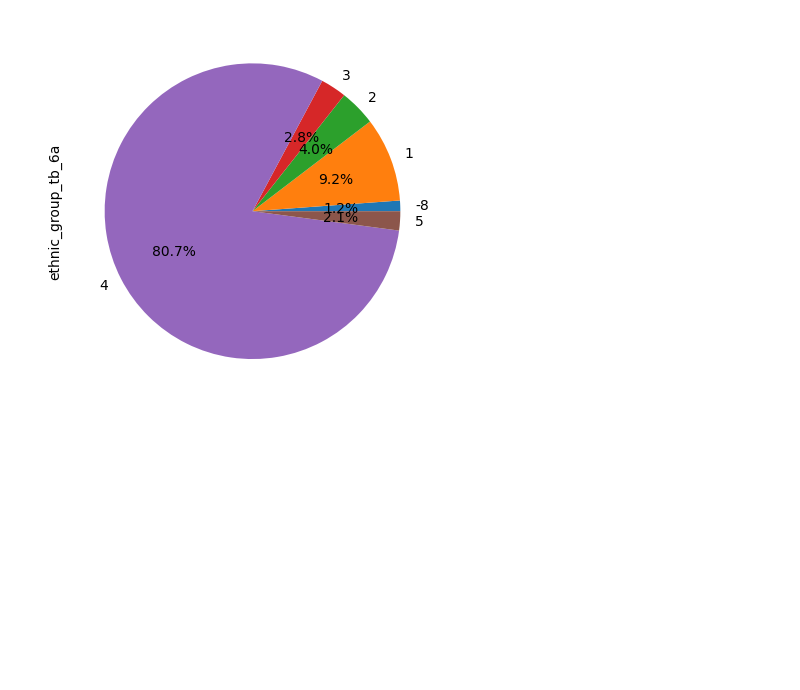
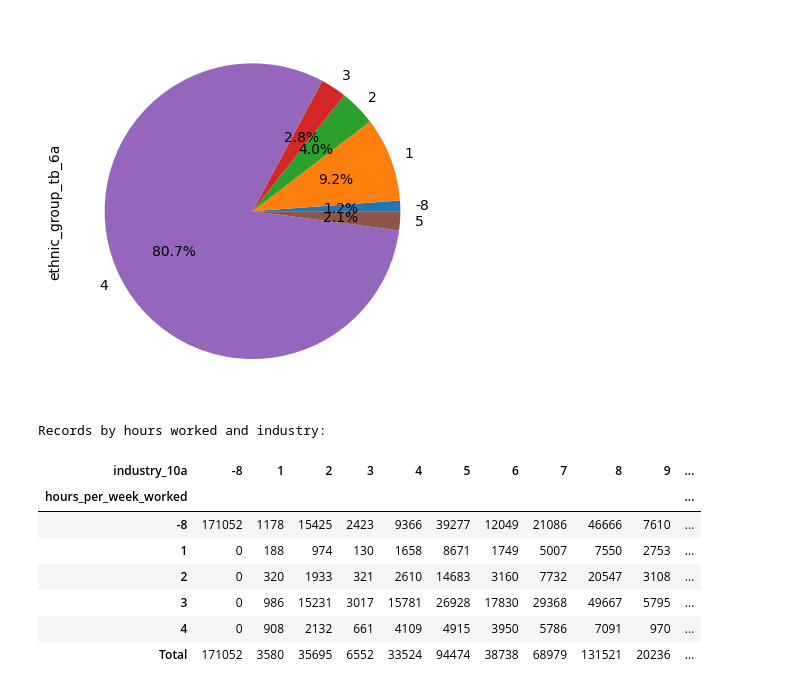
Before and after one commit to het106/Python-p2, a Jupyter notebook: notebooks/census2021.ipynb, the cells around one changed output. Saved outputs shown, nothing was run; the diff lists cells and outputs as text; code cells hidden in the pictures; blank space fills up the shorter version.

Commit message:
Medium Requirments with Heathmap- groupBy Tables

```diff
--- a/notebooks/census2021.ipynb
+++ b/notebooks/census2021.ipynb
@@ -39,0 +43,21 @@ ethnic_counts.plot(kind='pie', autopct='%1.1f%%')
+# %%
+# 1. Number of records by hours by week and industry
+hours_industry_table = pd.crosstab(
+    df['hours_per_week_worked'],
+    df['industry_10a'],
+    margins = True,
+    margins_name = "Total"
+)
+
+print("Records by hours worked and industry:")
+display(hours_industry_table)
+# %% [output]
+Records by hours worked and industry:
+| industry_10a | -8 | 1 | 2 | 3 | 4 | 5 | 6 | 7 | 8 | 9 | ... |
+| hours_per_week_worked |  |  |  |  |  |  |  |  |  |  | ... |
+| -8 | 171052 | 1178 | 15425 | 2423 | 9366 | 39277 | 12049 | 21086 | 46666 | 7610 | ... |
+| 1 | 0 | 188 | 974 | 130 | 1658 | 8671 | 1749 | 5007 | 7550 | 2753 | ... |
+| 2 | 0 | 320 | 1933 | 321 | 2610 | 14683 | 3160 | 7732 | 20547 | 3108 | ... |
+| 3 | 0 | 986 | 15231 | 3017 | 15781 | 26928 | 17830 | 29368 | 49667 | 5795 | ... |
+| 4 | 0 | 908 | 2132 | 661 | 4109 | 4915 | 3950 | 5786 | 7091 | 970 | ... |
+| Total | 171052 | 3580 | 35695 | 6552 | 33524 | 94474 | 38738 | 68979 | 131521 | 20236 | ... |
```
Also changed, not shown: parts of 3 cells of this notebook, 1 other file.
